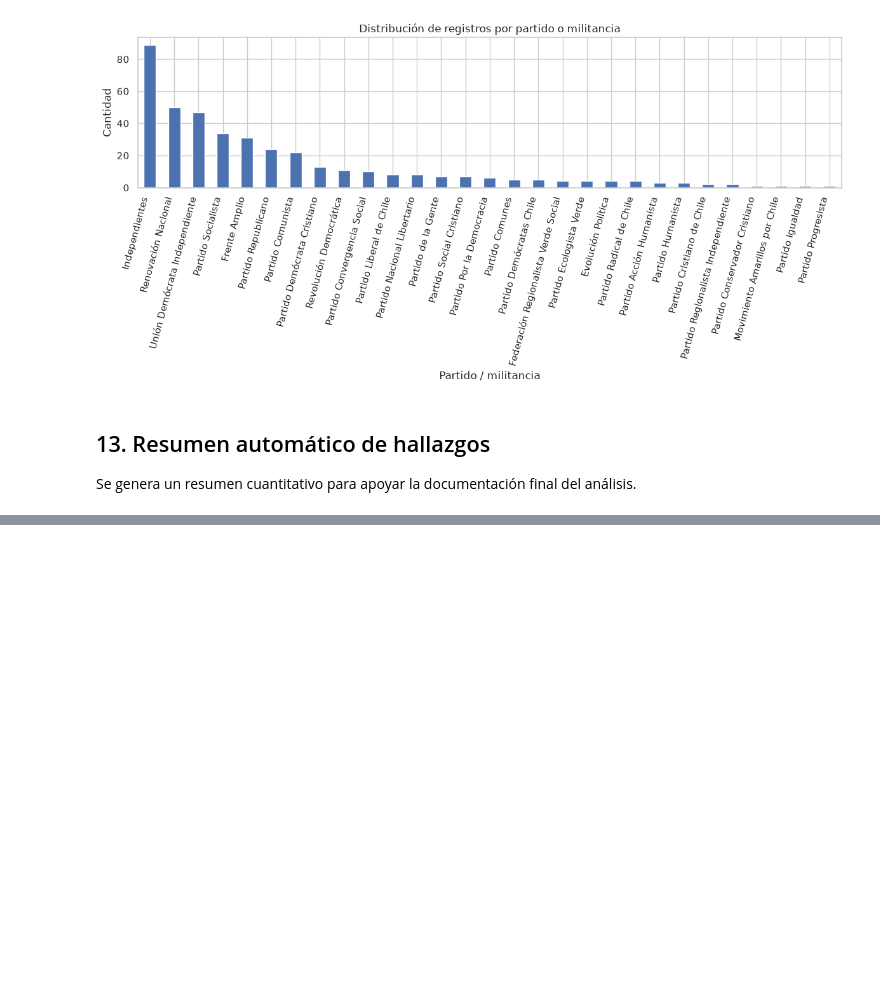
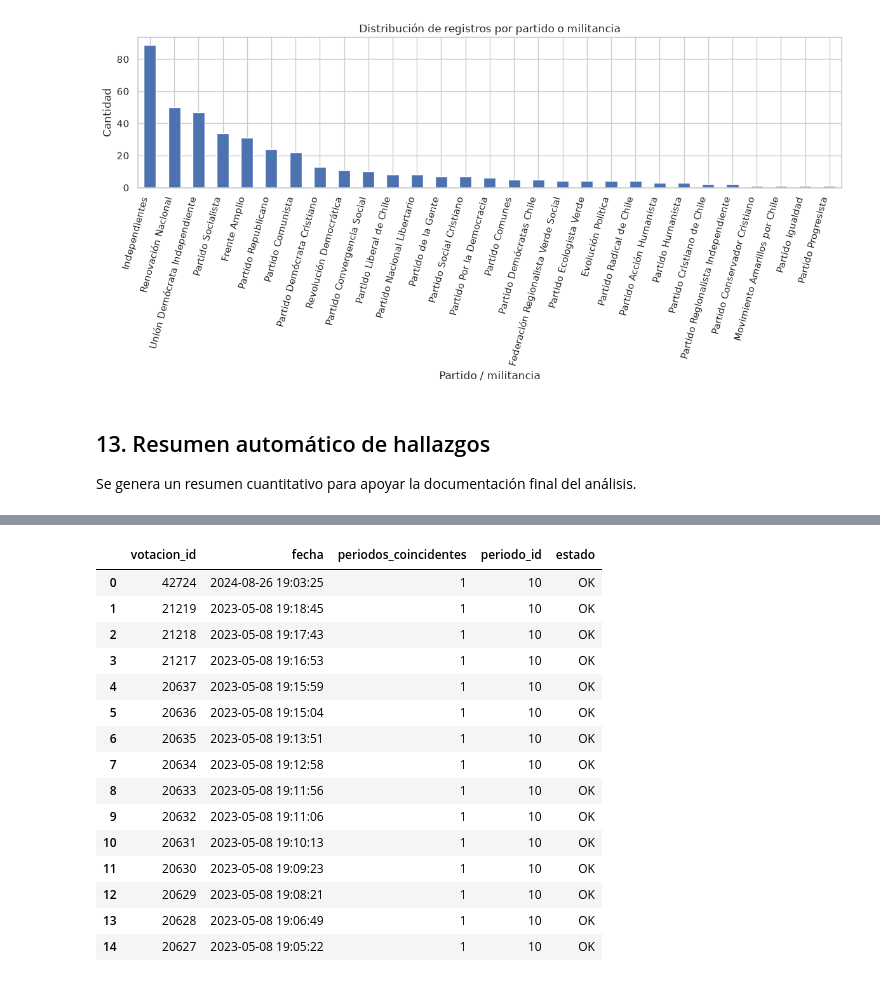
Before and after one commit to joserodriguezc/grupo_1_programacion_ciencia_datos, a Jupyter notebook: F2/notebooks/F2_02_exploracion.ipynb, the cells around one changed output, grey strips where cells are left out. Saved outputs shown, nothing was run; the diff lists cells and outputs as text; code cells hidden in the pictures; blank space fills up the shorter version.

```diff
--- a/F2/notebooks/F2_02_exploracion.ipynb
+++ b/F2/notebooks/F2_02_exploracion.ipynb
@@ -640,0 +1610,60 @@ Se genera un resumen cuantitativo para apoyar la documentación final del análi
+# %%
+asignacion_periodos = []
+
+if (
+    df_proyecto is not None
+    and periodos_temporales is not None
+):
+    for _, fila in df_proyecto[
+        ["Id", "Fecha"]
+    ].iterrows():
+
+        fecha = pd.to_datetime(
+            fila["Fecha"],
+            errors="coerce"
+        )
+
+        coincidencias = periodos_temporales[
+            (periodos_temporales["inicio_dt"] <= fecha)
+            &
+            (fecha < periodos_temporales["termino_dt"])
+        ] if pd.notna(fecha) else periodos_temporales.iloc[0:0]
+
+        asignacion_periodos.append({
+            "votacion_id": fila["Id"],
+            "fecha": fecha,
+            "periodos_coincidentes": len(coincidencias),
+            "periodo_id": (
+                coincidencias["periodo_id"].iloc[0]
+                if len(coincidencias) == 1
+                else None
+            ),
+            "estado": (
+                "OK"
+                if len(coincidencias) == 1
+                else "ERROR"
+            )
+        })
+
+asignacion_periodos_df = pd.DataFrame(
+    asignacion_periodos
+)
+
+display(asignacion_periodos_df)
+# %% [output]
+|  | votacion_id | fecha | periodos_coincidentes | periodo_id | estado |
+| 0 | 42724 | 2024-08-26 19:03:25 | 1 | 10 | OK |
+| 1 | 21219 | 2023-05-08 19:18:45 | 1 | 10 | OK |
+| 2 | 21218 | 2023-05-08 19:17:43 | 1 | 10 | OK |
+| 3 | 21217 | 2023-05-08 19:16:53 | 1 | 10 | OK |
+| 4 | 20637 | 2023-05-08 19:15:59 | 1 | 10 | OK |
+| 5 | 20636 | 2023-05-08 19:15:04 | 1 | 10 | OK |
+| 6 | 20635 | 2023-05-08 19:13:51 | 1 | 10 | OK |
+| 7 | 20634 | 2023-05-08 19:12:58 | 1 | 10 | OK |
+| 8 | 20633 | 2023-05-08 19:11:56 | 1 | 10 | OK |
+| 9 | 20632 | 2023-05-08 19:11:06 | 1 | 10 | OK |
+| 10 | 20631 | 2023-05-08 19:10:13 | 1 | 10 | OK |
+| 11 | 20630 | 2023-05-08 19:09:23 | 1 | 10 | OK |
+| 12 | 20629 | 2023-05-08 19:08:21 | 1 | 10 | OK |
+| 13 | 20628 | 2023-05-08 19:06:49 | 1 | 10 | OK |
+| 14 | 20627 | 2023-05-08 19:05:22 | 1 | 10 | OK |
```
Also changed, not shown: parts of 32 cells of this notebook, 1 other file.
